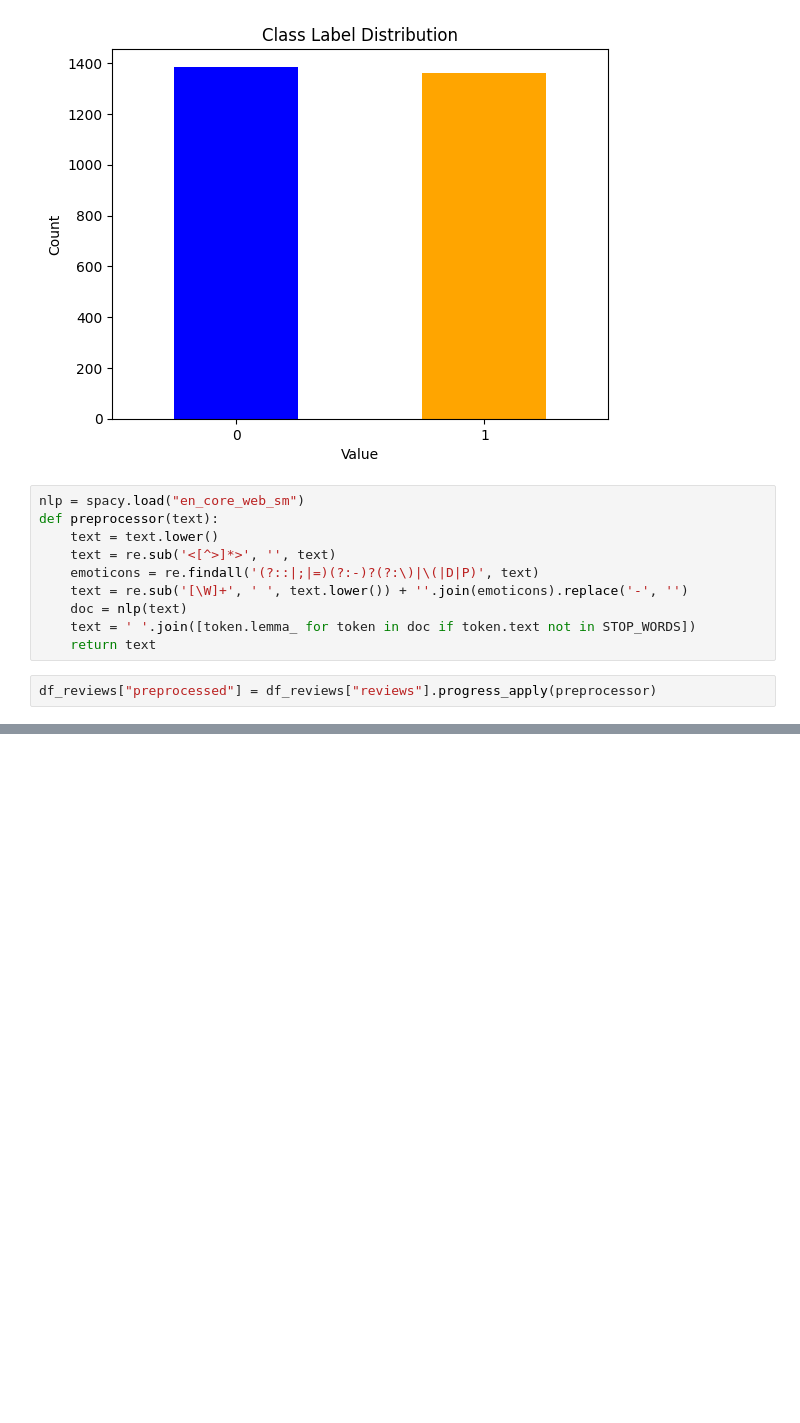
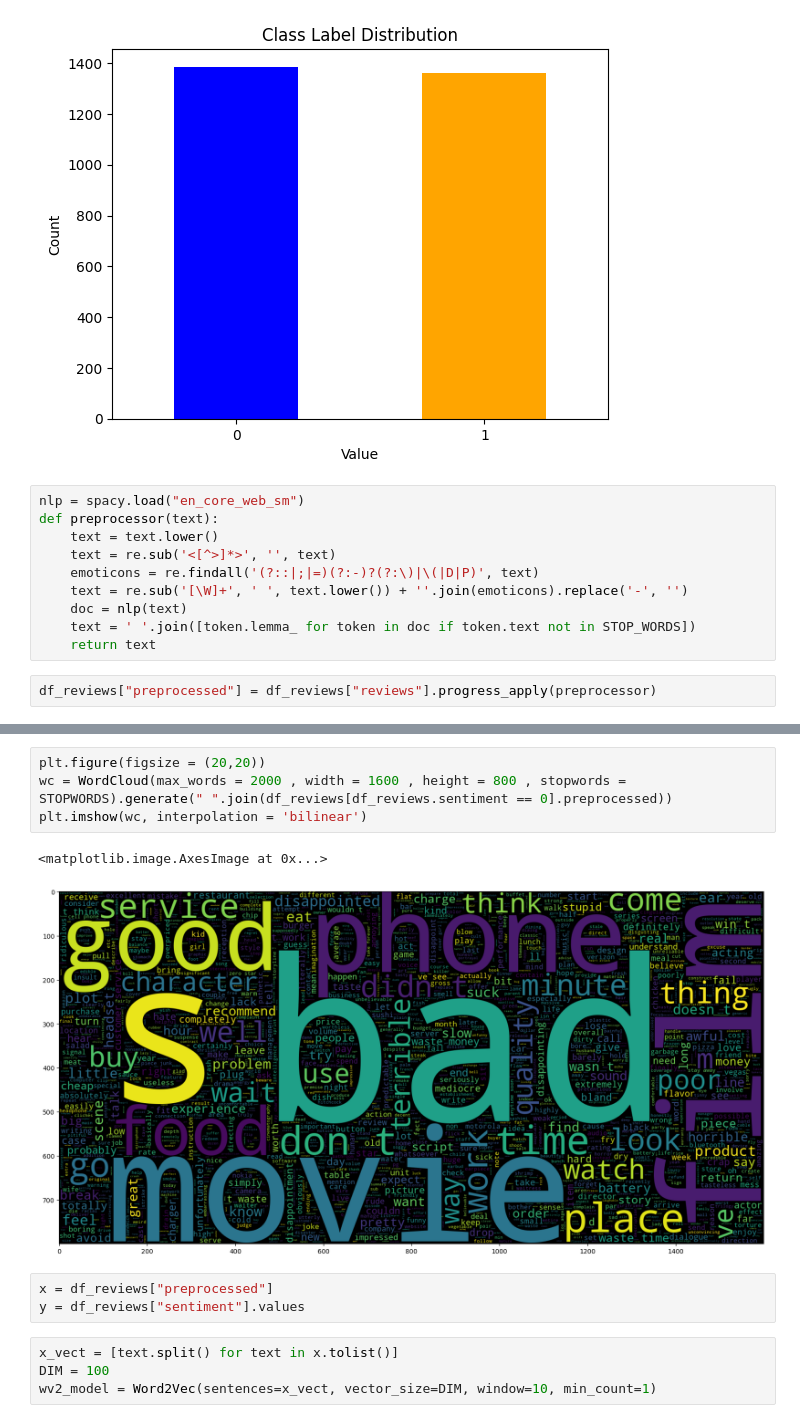
Before and after one commit to k3v1n-KI/semtement_analyzer, a Jupyter notebook: ml_model.ipynb, the cells around one changed output, grey strips where cells are left out. Cells and saved outputs as stored; diff of their text form; blank space fills up the shorter version.

```diff
--- a/ml_model.ipynb
+++ b/ml_model.ipynb
@@ -82,0 +97,14 @@ df_reviews[df_reviews["sentiment"] == 1]
+# %%
+plt.figure(figsize = (20,20))
+wc = WordCloud(max_words = 2000 , width = 1600 , height = 800 , stopwords = STOPWORDS).generate(" ".join(df_reviews[df_reviews.sentiment == 0].preprocessed))
+plt.imshow(wc, interpolation = 'bilinear')
+# %% [output]
+<matplotlib.image.AxesImage at 0x...>
+[figure, added]
+# %%
+x = df_reviews["preprocessed"]
+y = df_reviews["sentiment"].values
+# %%
+x_vect = [text.split() for text in x.tolist()]
+DIM = 100
+wv2_model = Word2Vec(sentences=x_vect, vector_size=DIM, window=10, min_count=1)
```
Also changed, not shown: parts of 15 cells of this notebook, 1 other file.
